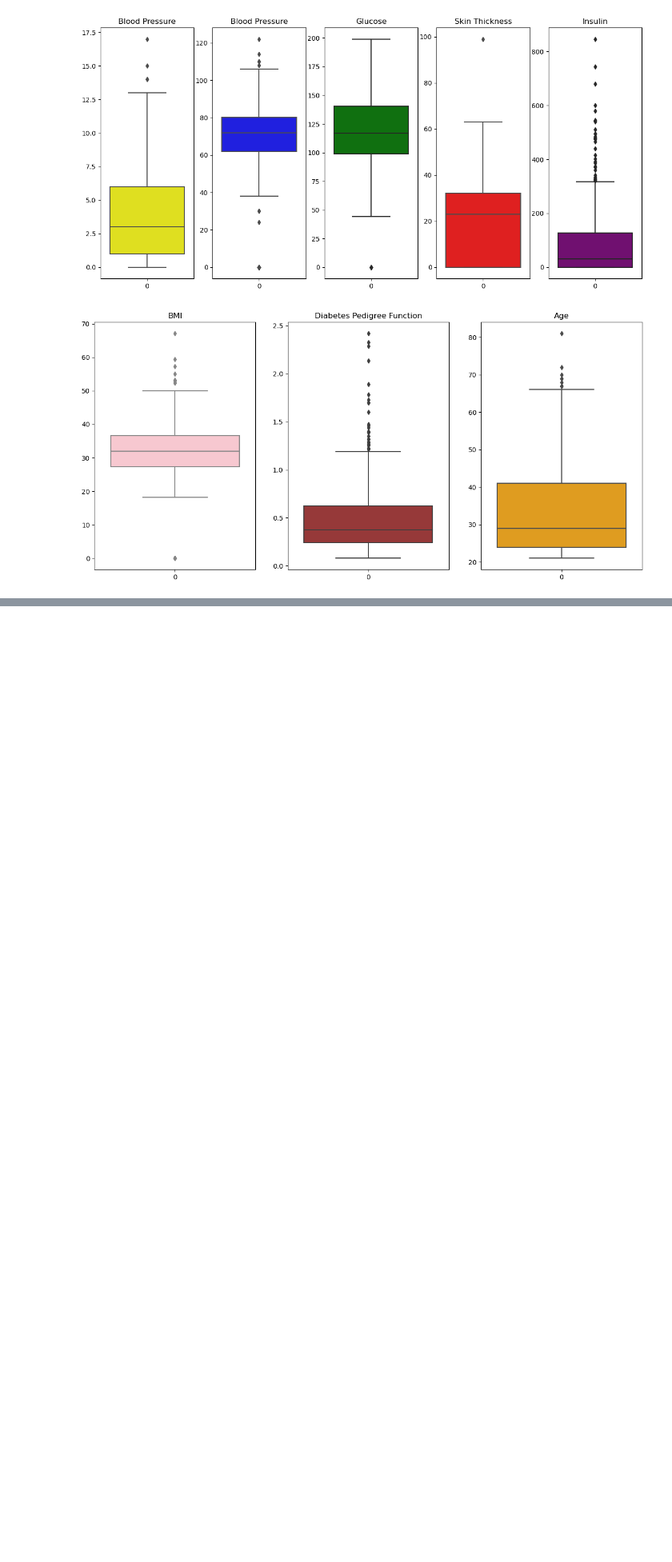
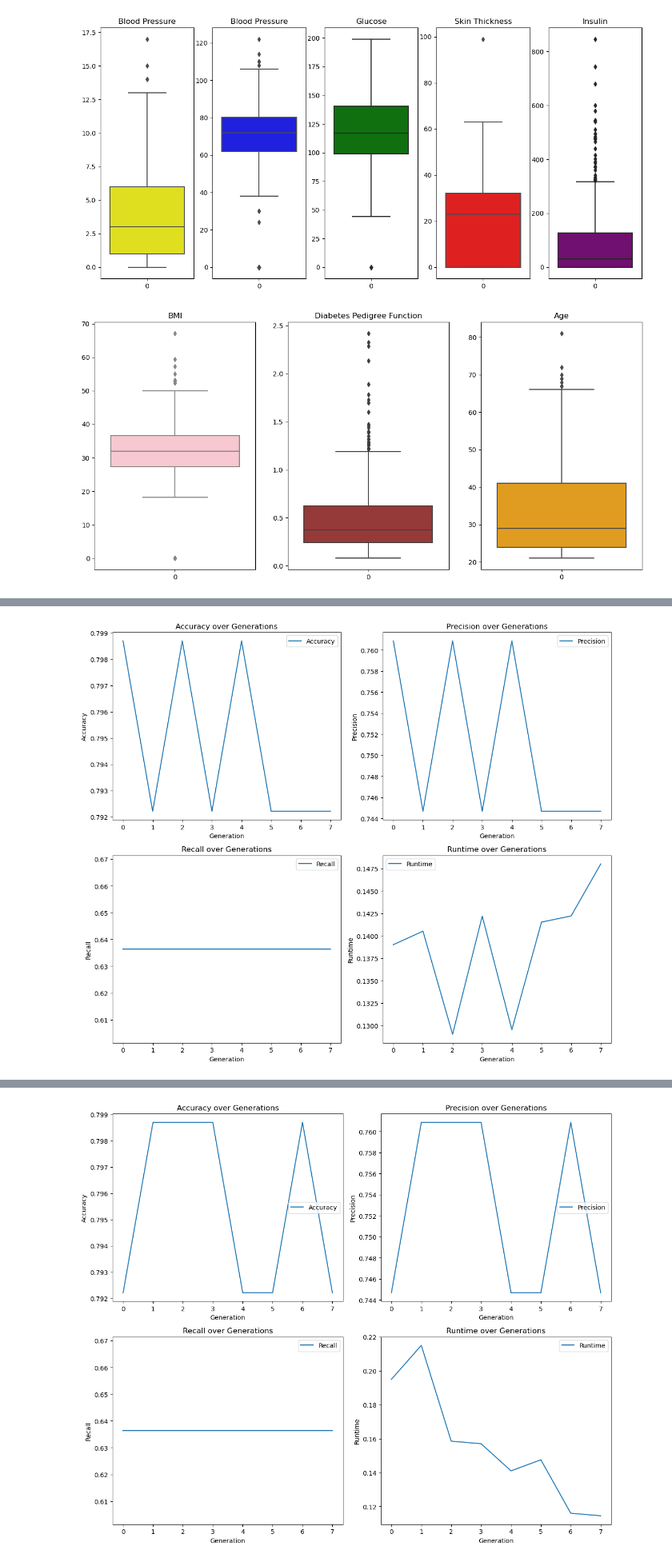
Before and after one commit to Omphemetse-ops/Artificial_Intelligence_Diabetes, a Jupyter notebook: 1.1 Genetic Algorithm/Code/FinalProject.ipynb, the cells around one changed output, grey strips where cells are left out. Shown at 80% size. Cells and saved outputs as stored; diff of their text form; code cells hidden in the pictures; blank space fills up the shorter version.

Commit message:
Final results

```diff
--- a/1.1 Genetic Algorithm/Code/FinalProject.ipynb
+++ b/1.1 Genetic Algorithm/Code/FinalProject.ipynb
@@ -179,7 +188,7 @@ def crossover(parent1, parent2):
     nodes2 = np.random.randint(0, tree2.node_count)
     child1 = DecisionTreeClassifier(max_depth=parent1.max_depth)
     child2 = DecisionTreeClassifier(max_depth=parent2.max_depth)
-    child1.tree_ = subtrees(tree1, nodes1, tree2, nodes2)
-    child2.tree_ = subtrees(tree2, nodes2, tree1, nodes1)
+    child1.tree_ = CrossoverSubtrees(tree1, nodes1, tree2, nodes2)
+    child2.tree_ = CrossoverSubtrees(tree2, nodes2, tree1, nodes1)
     return child1, child2, nodes1, nodes2
 # %%
@@ -203,8 +212,8 @@ def mutation(tree, mutation_rate):
     return tree
 # %%
 # Generate new generation
-def newGen(population, fitness_Scores, tournament_size, mutation_rate):
-    new_generation = TournamentSelection(population, fitness_Scores, tournament_size)
+def generate_new_generation(population, fitness_scores, tournament_size, mutation_rate):
+    new_generation = tournamentSelection(population, fitness_scores, tournament_size)
     parents_indices = []
     children = []
     for _ in range(len(new_generation)//2):
@@ -360,12 +319,0 @@ def genetic_Pro(X, y, max_depth, population_size, tournament_size, mutation_rate
-# %%
-# Example usage
-if __name__ == "__main__":
-    file_path = "diabetes.csv"
-    X, y = read_data(file_path)
-    max_depth = 10
-    population_size = 10
-    tournament_size = 5
-    mutation_rate = 0.1
-    generations = 20
-
-    best_tree = genetic_Pro(X, y, max_depth, population_size, tournament_size, mutation_rate, generations)
@@ -408,0 +320,54 @@ Avarage precision for all generations:  64.36368469180884
+# %%
+# Main function
+if __name__ == "__main__":
+    file_path = "diabetes.csv"
+    X, y = read_data(file_path)
+
+    max_depth = 5
+    population_size = 10
+    tournament_size = 3
+    mutation_rate = 0.2
+    generations = 8
+    crossover_rate = 0.8
+
+    accuracy_without = 0
+    precision_without = 0
+    timer_without = 0
+    memory_without = 0
+
+    runs = 0
+
+    # Run 12 times
+    for i in range(4):
+
+        runs = i + 1
+
+        print('\nRun number: ', i+1)
+
+        X_train, X_test, y_train, y_test = train_test_split(X, y, test_size=0.2, random_state=42)
+        best_tree_without_transfer_learning, metrics_without_transfer, runtime_without_transfer, memory_without_transfer = genetic_programming_without_transfer_learning(X_train, y_train, X_test, y_test, max_depth, population_size, tournament_size, mutation_rate, generations, crossover_rate)
+
+        # Calculate overall metrics for without transfer learning
+        overall_accuracy_without_transfer = np.mean(metrics_without_transfer['accuracy'])
+        overall_precision_without_transfer = np.mean(metrics_without_transfer['precision'])
+
+        print("\nOverall Metrics Without Transfer Learning:")
+        print(f"Overall Accuracy: {round(overall_accuracy_without_transfer, 2)}")
+        print(f"Overall Precision: {round(overall_precision_without_transfer, 2)}")
+        accuracy_without = accuracy_without + overall_accuracy_without_transfer
+        precision_without = precision_without + overall_precision_without_transfer
+
+        # Print runtime and memory
+        print("\nRuntime and Memory:")
+        print("Without Transfer Learning:")
+        print(f"Total Runtime: {round(runtime_without_transfer, 2)} seconds")
+        print(f"Total Memory Usage: {round(memory_without_transfer, 2)} MB")
+        timer_without = timer_without + runtime_without_transfer
+        memory_without = memory_without + memory_without_transfer
+
+    print("\n\nEnd of the program Results:")
+    print(f"Total accuracy for {runs} runs is: {round(accuracy_without/runs, 2)} %")
+    print(f"Total Precision for {runs} runs is: {round(precision_without/runs, 2)} %")
+    print(f"Total Runtime for {runs} runs is: {round(timer_without, 2)} seconds")
+    print(f"Total Memory Usage for {runs} runs is: {round(memory_without, 2)} MB")
+# %% [output]
@@ -408,0 +391 @@ Avarage precision for all generations:  64.36368469180884
+[figure, added]
@@ -408,0 +409 @@ Avarage precision for all generations:  64.36368469180884
+[figure, added]
```
Also changed, not shown: parts of 10 cells of this notebook, 27 other files.
